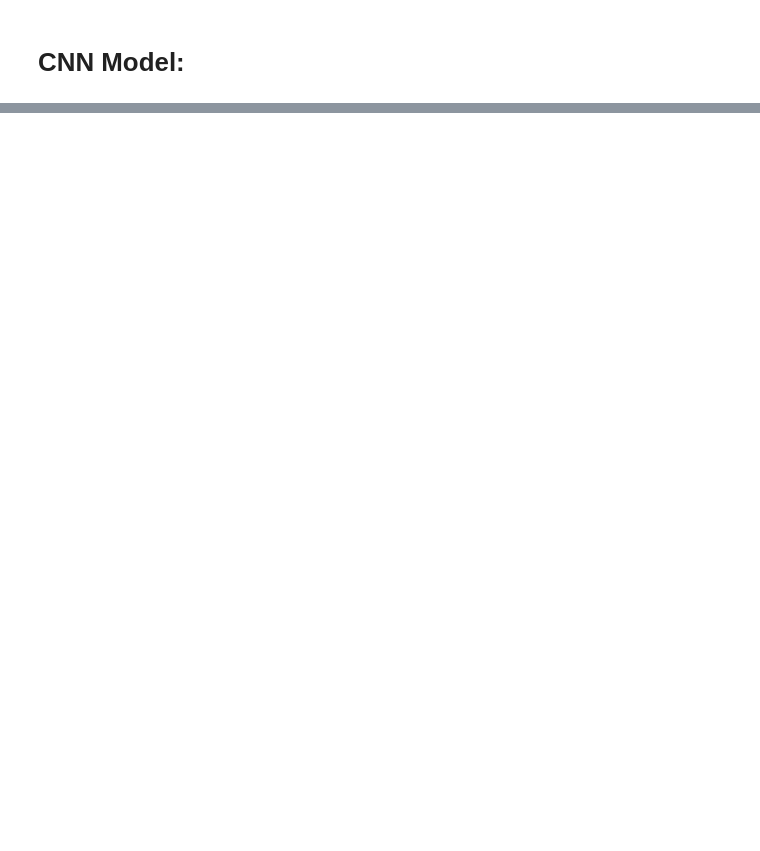
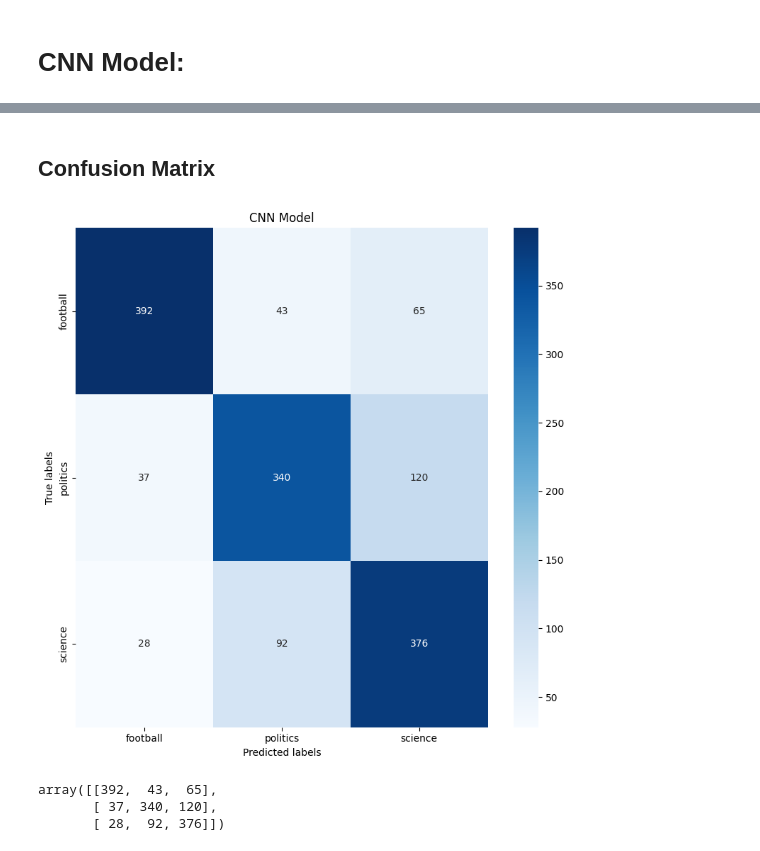
Before and after one commit to eliweissler/CSCI_5576_HW, a Jupyter notebook: exam_3/part_3.ipynb, the cells around one changed output, grey strips where cells are left out. Saved outputs shown, nothing was run; the diff lists cells and outputs as text; code cells hidden in the pictures; blank space fills up the shorter version.

```diff
--- a/exam_3/part_3.ipynb
+++ b/exam_3/part_3.ipynb
@@ -313,9 +382,10 @@ def cnn_model(embedding_size=32, input_size=X.shape[1], output_size=Y.shape[1],
     model = keras.models.Sequential([
                 # This initial dense layer serves as an embedding layer
                 keras.layers.Input(input_size),
+                keras.layers.Dropout(0.1),
                 keras.layers.Dense(embedding_size),
-                keras.layers.Dropout(0.1),
-                keras.layers.Reshape((-1, embedding_size, 1))
+                keras.layers.Reshape((embedding_size, 1)),
+                # keras.layers.Reshape((input_size, 1)),
 
                 # Now begin the convolutional part
                 keras.layers.Conv1D(filters=embedding_size, kernel_size=3, strides=1, padding="same", activation="relu"),
@@ -323,7 +393,6 @@ def cnn_model(embedding_size=32, input_size=X.shape[1], output_size=Y.shape[1],
                 keras.layers.Conv1D(filters=embedding_size/4, kernel_size=3, strides=1, padding="same", activation="relu"),
                 keras.layers.MaxPool1D(pool_size=2),
                 keras.layers.Flatten(),
-                keras.layers.Dropout(0.1),
                 keras.layers.Dense(output_size, activation="softmax")
             ])
 
@@ -338,0 +424,3 @@ ValueError: Input 0 of layer "conv1d_1" is incompatible with the layer: expected
+# %%
+models_cnn, histories_cnn = train_on_folds(cnn_model, splits, X, Y, epochs=7)
+pred_cnn = pred_on_folds(models_cnn, splits, X, Y)
@@ -338,0 +445,9 @@ ValueError: Input 0 of layer "conv1d_1" is incompatible with the layer: expected
+# %% [markdown]
+## Confusion Matrix
+# %%
+plot_confusion_matrix(Y, pred_cnn, labels=list(vals), logscale=False, title="CNN Model")
+# %% [output]
+[figure, added]
+array([[392,  43,  65],
+       [ 37, 340, 120],
+       [ 28,  92, 376]])
```
Also changed, not shown: parts of 38 cells of this notebook, 1 other file.
